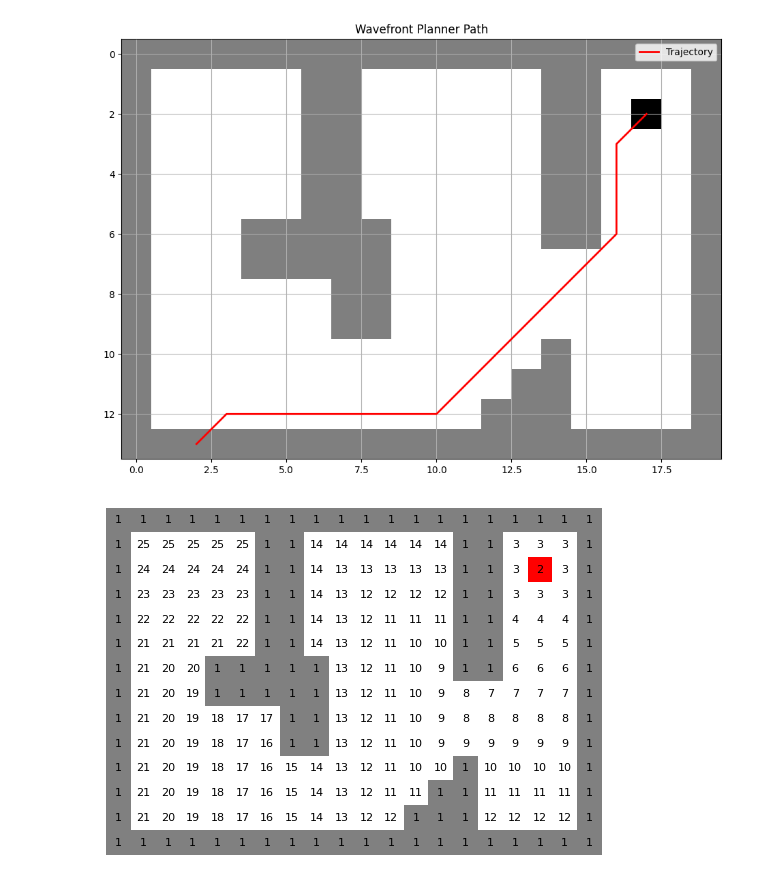
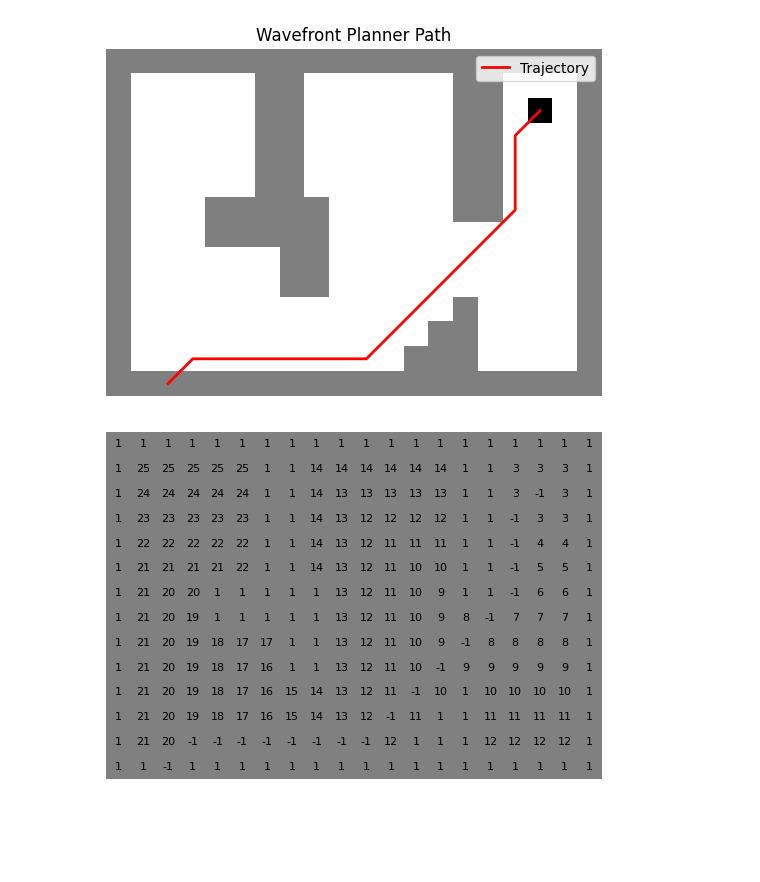
Before and after one commit to RashedMamdouh2/Algo-3, a Jupyter notebook: wavefront.ipynb, the cells around one changed output. Drawn from its saved outputs; the diff is of its cells as text; code cells hidden in the pictures; blank space fills up the shorter version.

Commit message:
updated visualize path method

```diff
--- a/wavefront.ipynb
+++ b/wavefront.ipynb
@@ -111,30 +111,51 @@ def visualize_path(map_data, trajectory):
         map_data (list): 2D list representing the environment
         trajectory (list): List of coordinates representing the path
     """
-    plt.figure(figsize=(12, 8))
+    # plt.figure(figsize=(6, 4))
     plt.imshow(map_data, cmap='binary')
 
     # Plot trajectory
     traj_y, traj_x = zip(*trajectory)
     plt.plot(traj_x, traj_y, 'r-', linewidth=2, label='Trajectory')
 
-    plt.grid(True)
+    # plt.grid(True)
+    plt.axis('off')
     plt.legend()
     plt.title('Wavefront Planner Path')
     plt.show()
 
-def plot_map(matrix):
+import numpy as np
+import matplotlib.pyplot as plt
+import matplotlib.colors as mcolors
+
+def plot_map(matrix, trajectory):
+    """
+    Plots the grid map with a given trajectory path highlighted in red.
+
+    Args:
+        matrix (numpy.ndarray): The grid matrix to be plotted.
+        trajectory (list of tuple): The trajectory path as a list of (row, col) coordinates.
+    """
+
+    plot_matrix = matrix[:][:]
+
+    for row, col in trajectory:
+        plot_matrix[row, col] = -1
     # Define the colors for the cells
     # 0 -> white, 1 -> grey, 2 -> green, other -> red
     cmap = mcolors.ListedColormap(['grey', 'green', 'red', 'white'])
 
     # Create a mask for non-0, 1, and 2 elements
-    masked_matrix = np.where((matrix == 0) | (matrix == 1) | (matrix == 2), matrix, 3)
+    masked_matrix = np.where((plot_matrix == 0) | (plot_matrix == 1) | (plot_matrix == -1), plot_matrix, 3)
+
+    # Mark trajectory cells with a special value (e.g., 3 for red)
+    for row, col in trajectory:
+        masked_matrix[row, col] = 3
 
     # Plot the matrix
     fig, ax = plt.subplots()
 
-    # Display the matrix with custom colormap
+    # Display the matrix with the custom colormap
     cax = ax.imshow(masked_matrix, cmap=cmap, interpolation='nearest')
 
     # Annotate each cell with its value
@@ -144,35 +165,35 @@ def plot_map(matrix):
             ax.text(j, i, str(int(matrix[i, j])), ha='center', va='center', color='black', fontsize=8)
 
     ax.axis('off')
-    # Show the plot without axes and color bar
     plt.show()
+
 
 # Example usage and testing
 if __name__ == "__main__":
     # Test map from the assignment
     test_map = [
         [1,1,1,1,1,1,1,1,1,1,1,1,1,1,1,1,1,1,1,1],
         [1,0,0,0,0,0,1,1,0,0,0,0,0,0,1,1,0,0,0,1],
         [1,0,0,0,0,0,1,1,0,0,0,0,0,0,1,1,0,2,0,1],
         [1,0,0,0,0,0,1,1,0,0,0,0,0,0,1,1,0,0,0,1],
         [1,0,0,0,0,0,1,1,0,0,0,0,0,0,1,1,0,0,0,1],
         [1,0,0,0,0,0,1,1,0,0,0,0,0,0,1,1,0,0,0,1],
         [1,0,0,0,1,1,1,1,1,0,0,0,0,0,1,1,0,0,0,1],
         [1,0,0,0,1,1,1,1,1,0,0,0,0,0,0,0,0,0,0,1],
         [1,0,0,0,0,0,0,1,1,0,0,0,0,0,0,0,0,0,0,1],
         [1,0,0,0,0,0,0,1,1,0,0,0,0,0,0,0,0,0,0,1],
         [1,0,0,0,0,0,0,0,0,0,0,0,0,0,1,0,0,0,0,1],
         [1,0,0,0,0,0,0,0,0,0,0,0,0,1,1,0,0,0,0,1],
         [1,0,0,0,0,0,0,0,0,0,0,0,1,1,1,0,0,0,0,1],
         [1,1,1,1,1,1,1,1,1,1,1,1,1,1,1,1,1,1,1,1]
     ]
 
     # Run planner
     value_map, trajectory = planner(test_map, 13, 2)
 
     # Visualize results
     visualize_path(test_map, trajectory)
-    plot_map(np.array(value_map))
+    plot_map(np.array(value_map), trajectory)
 # %% [output]
-[figure, old version]
+[figure, new version]
-[figure, old version]
+[figure, new version]
```
